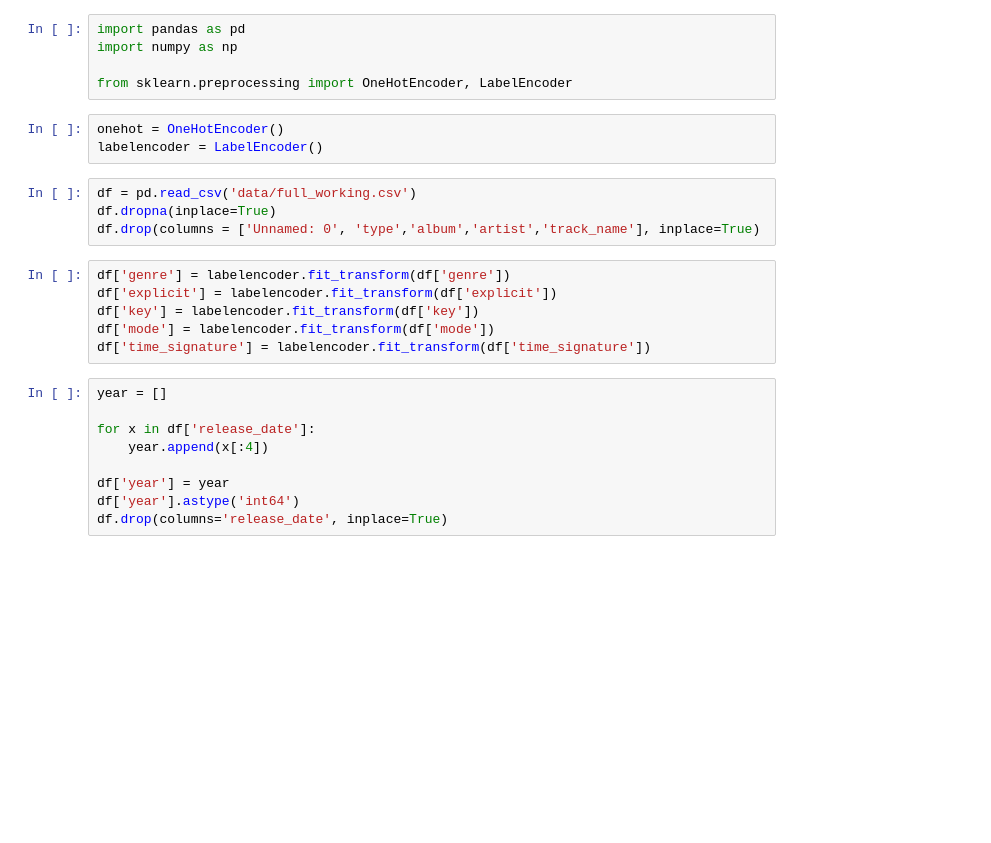
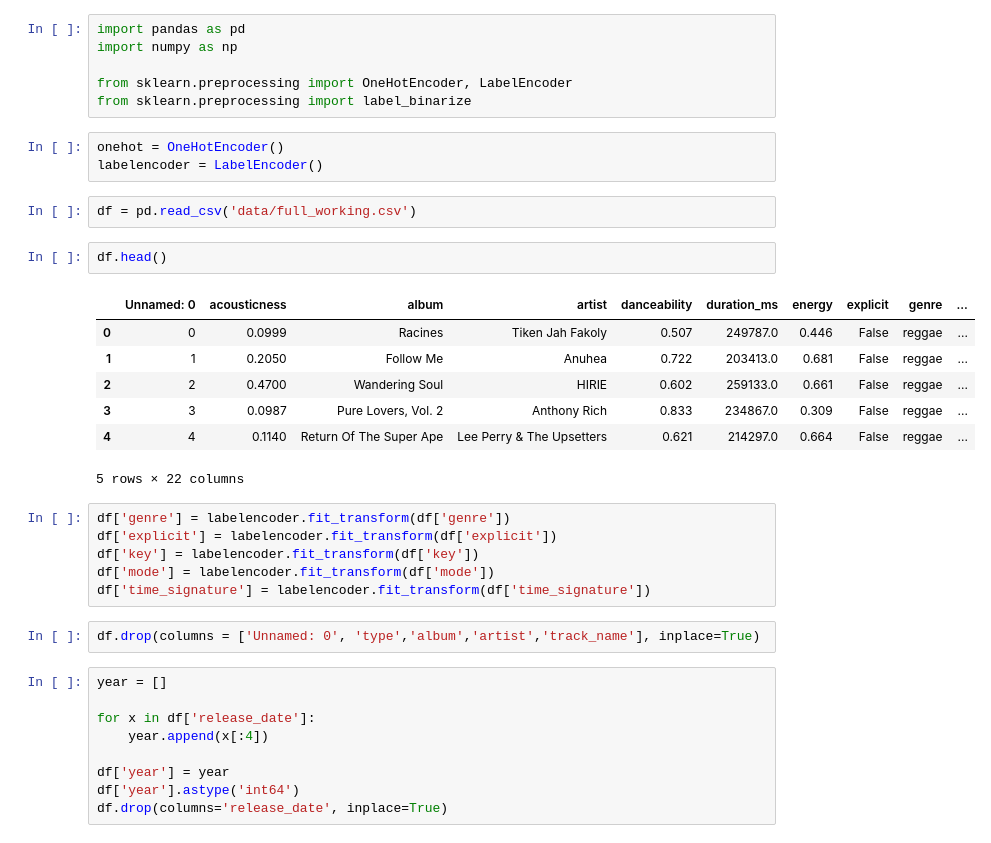
Before and after one commit to zarialevi/ClassifyingMusic, a Jupyter notebook: data_cleaning.ipynb, the cells around one changed output. Cells and saved outputs as stored; diff of their text form; blank space fills up the shorter version.

```diff
--- a/data_cleaning.ipynb
+++ b/data_cleaning.ipynb
@@ -3,19 +3,30 @@ import pandas as pd
 import numpy as np
 
 from sklearn.preprocessing import OneHotEncoder, LabelEncoder
+from sklearn.preprocessing import label_binarize
 # %%
 onehot = OneHotEncoder()
 labelencoder = LabelEncoder()
-# %%
-df = pd.read_csv('data/full_working.csv')
-df.dropna(inplace=True)
-df.drop(columns = ['Unnamed: 0', 'type','album','artist','track_name'], inplace=True)
+# %%
+df = pd.read_csv('data/full_working.csv')
+# %%
+df.head()
+# %% [output]
+|  | Unnamed: 0 | acousticness | album | artist | danceability | duration_ms | energy | explicit | genre | ... |
+| 0 | 0 | 0.0999 | Racines | Tiken Jah Fakoly | 0.507 | 249787.0 | 0.446 | False | reggae | ... |
+| 1 | 1 | 0.2050 | Follow Me | Anuhea | 0.722 | 203413.0 | 0.681 | False | reggae | ... |
+| 2 | 2 | 0.4700 | Wandering Soul | HIRIE | 0.602 | 259133.0 | 0.661 | False | reggae | ... |
+| 3 | 3 | 0.0987 | Pure Lovers, Vol. 2 | Anthony Rich | 0.833 | 234867.0 | 0.309 | False | reggae | ... |
+| 4 | 4 | 0.1140 | Return Of The Super Ape | Lee Perry & The Upsetters | 0.621 | 214297.0 | 0.664 | False | reggae | ... |
+5 rows × 22 columns
 # %%
 df['genre'] = labelencoder.fit_transform(df['genre'])
 df['explicit'] = labelencoder.fit_transform(df['explicit'])
 df['key'] = labelencoder.fit_transform(df['key'])
 df['mode'] = labelencoder.fit_transform(df['mode'])
 df['time_signature'] = labelencoder.fit_transform(df['time_signature'])
+# %%
+df.drop(columns = ['Unnamed: 0', 'type','album','artist','track_name'], inplace=True)
 # %%
 year = []
 
```
Also changed, not shown: parts of 16 cells of this notebook, 4 other files.
